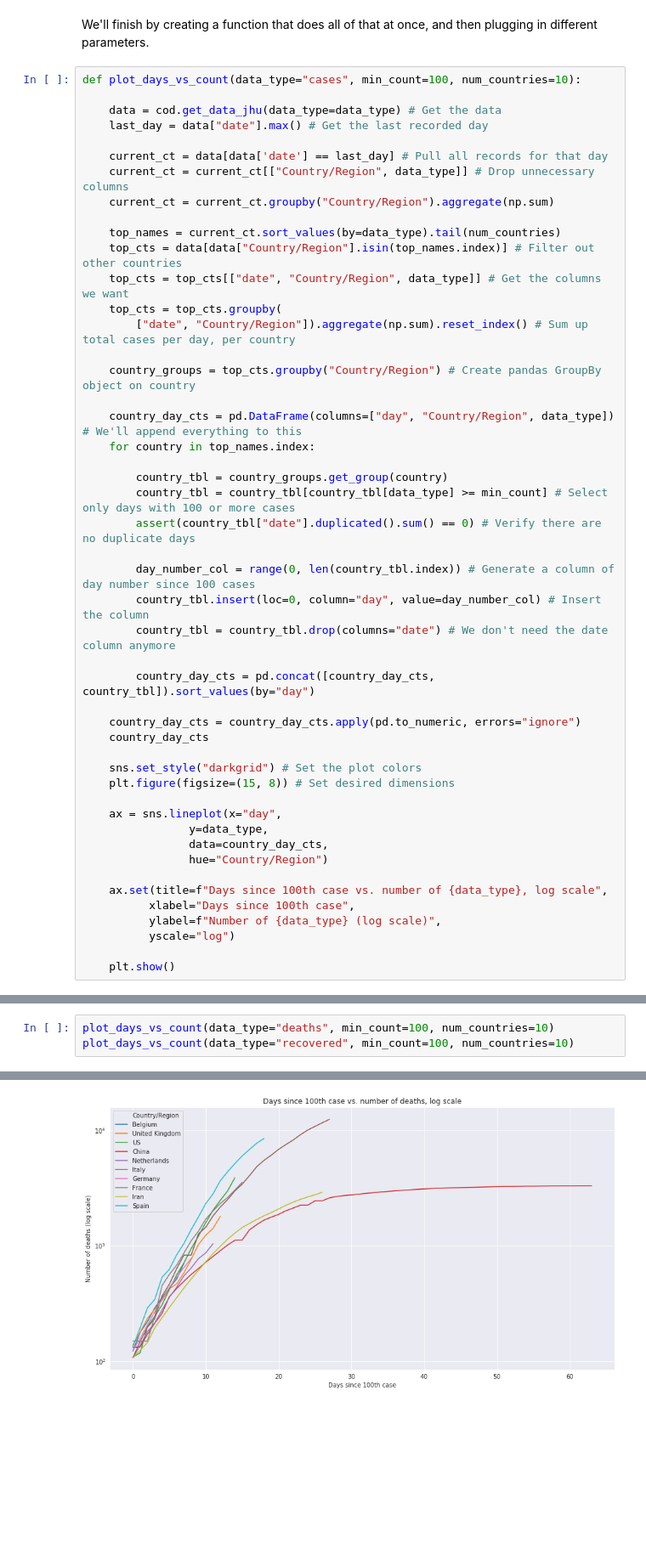
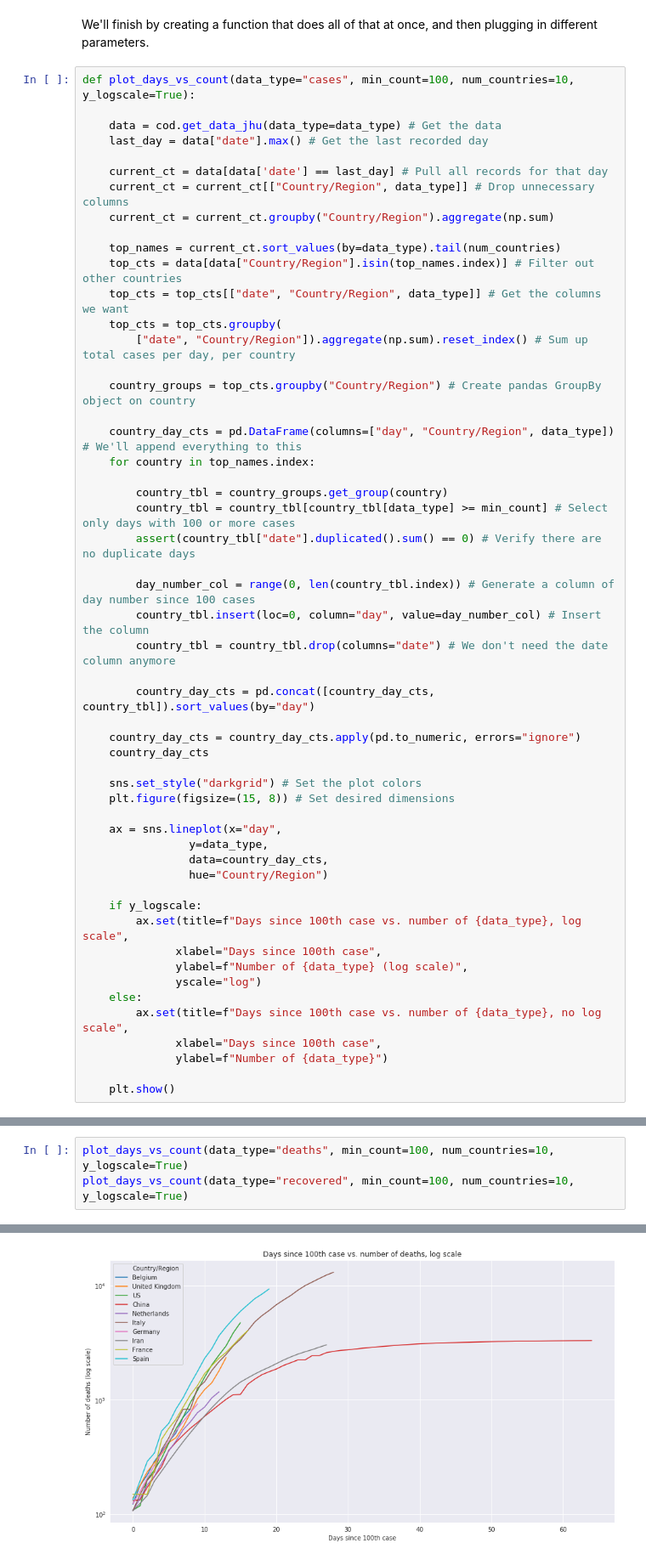
Before and after one commit to PayneLab/covid19pandas, a Jupyter notebook: docs/tutorial2_graph_time_vs_cases.ipynb, the cells around one changed output, grey strips where cells are left out. Shown at 85% size. Drawn from its saved outputs; the diff is of its cells as text; blank space fills up the shorter version.

```diff
--- a/docs/tutorial2_graph_time_vs_cases.ipynb
+++ b/docs/tutorial2_graph_time_vs_cases.ipynb
@@ -126,7 +118,7 @@ plt.show()
 # %% [markdown]
 We'll finish by creating a function that does all of that at once, and then plugging in different parameters.
 # %%
-def plot_days_vs_count(data_type="cases", min_count=100, num_countries=10):
+def plot_days_vs_count(data_type="cases", min_count=100, num_countries=10, y_logscale=True):
 
     data = cod.get_data_jhu(data_type=data_type) # Get the data
     last_day = data["date"].max() # Get the last recorded day
@@ -167,9 +159,14 @@ def plot_days_vs_count(data_type="cases", min_count=100, num_countries=10):
                 data=country_day_cts,
                 hue="Country/Region")
 
-    ax.set(title=f"Days since 100th case vs. number of {data_type}, log scale",
-          xlabel="Days since 100th case",
-          ylabel=f"Number of {data_type} (log scale)",
-          yscale="log")
+    if y_logscale:
+        ax.set(title=f"Days since 100th case vs. number of {data_type}, log scale",
+              xlabel="Days since 100th case",
+              ylabel=f"Number of {data_type} (log scale)",
+              yscale="log")
+    else:
+        ax.set(title=f"Days since 100th case vs. number of {data_type}, no log scale",
+              xlabel="Days since 100th case",
+              ylabel=f"Number of {data_type}")
 
     plt.show()
@@ -176,7 +182,7 @@ def plot_days_vs_count(data_type="cases", min_count=100, num_countries=10):
 # %%
-plot_days_vs_count(data_type="deaths", min_count=100, num_countries=10)
-plot_days_vs_count(data_type="recovered", min_count=100, num_countries=10)
+plot_days_vs_count(data_type="deaths", min_count=100, num_countries=10, y_logscale=True)
+plot_days_vs_count(data_type="recovered", min_count=100, num_countries=10, y_logscale=True)
 # %% [output]
 These data were obtained from Johns Hopkins University (https://github.com/CSSEGISandData/COVID-19).
-[figure, old version]
+[figure, new version]
 These data were obtained from Johns Hopkins University (https://github.com/CSSEGISandData/COVID-19).
```
Also changed, not shown: parts of 9 cells of this notebook, 1 other file.
